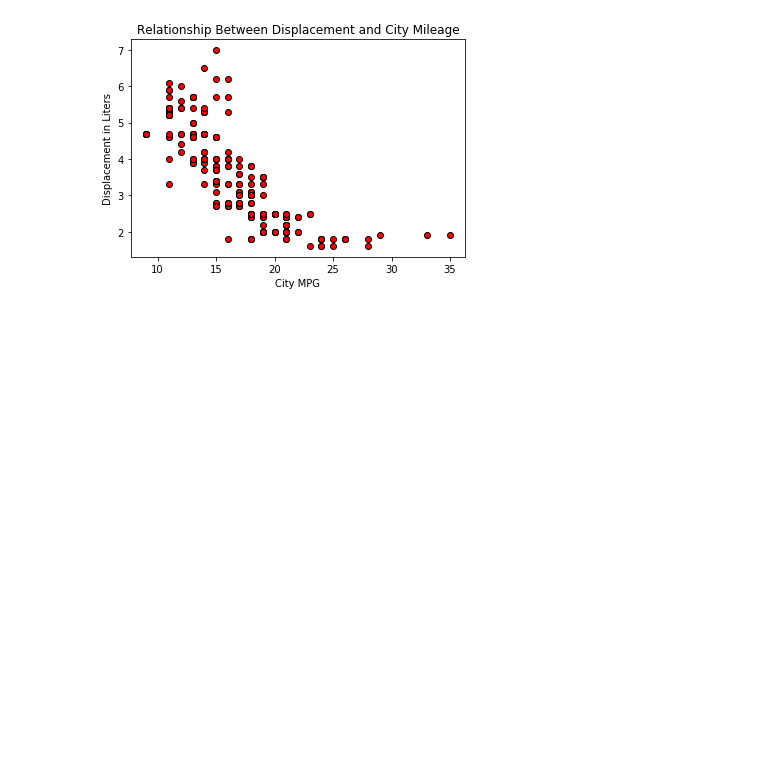
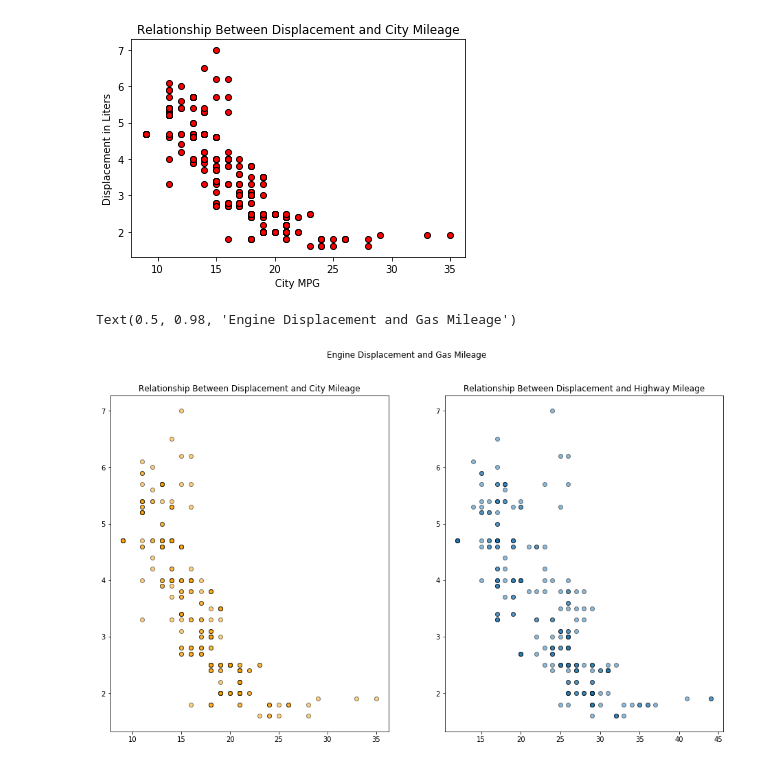
Before and after one commit to faithkane3/codeup_review, a Jupyter notebook: matplotlib.ipynb, the cells around one changed output. Saved outputs shown, nothing was run; the diff lists cells and outputs as text; code cells hidden in the pictures; blank space fills up the shorter version.

Commit message:
Commit play with matplotlib subplots

```diff
--- a/matplotlib.ipynb
+++ b/matplotlib.ipynb
@@ -113,3 +113,17 @@ plt.title('Relationship Between Displacement and City Mileage')
 plt.show()
 # %% [output]
 [figure]
+# %%
+plt.figure(figsize=(16, 9))
+plt.subplot(1, 2, 1)
+plt.scatter(city_mileage, df.displ, color='orange', edgecolor='black', alpha=.5)
+plt.title('Relationship Between Displacement and City Mileage')
+
+plt.subplot(1, 2, 2)
+plt.scatter(hwy_mileage, df.displ, edgecolor='black', alpha=.5)
+plt.title('Relationship Between Displacement and Highway Mileage')
+
+plt.suptitle('Engine Displacement and Gas Mileage')
+# %% [output]
+Text(0.5, 0.98, 'Engine Displacement and Gas Mileage')
+[figure, added]
```
